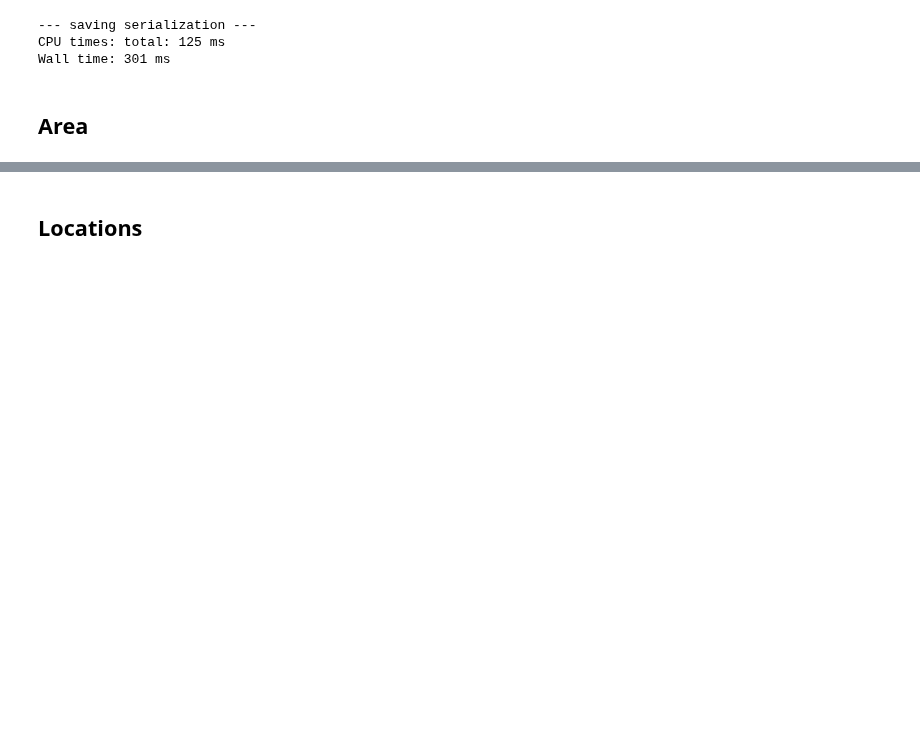
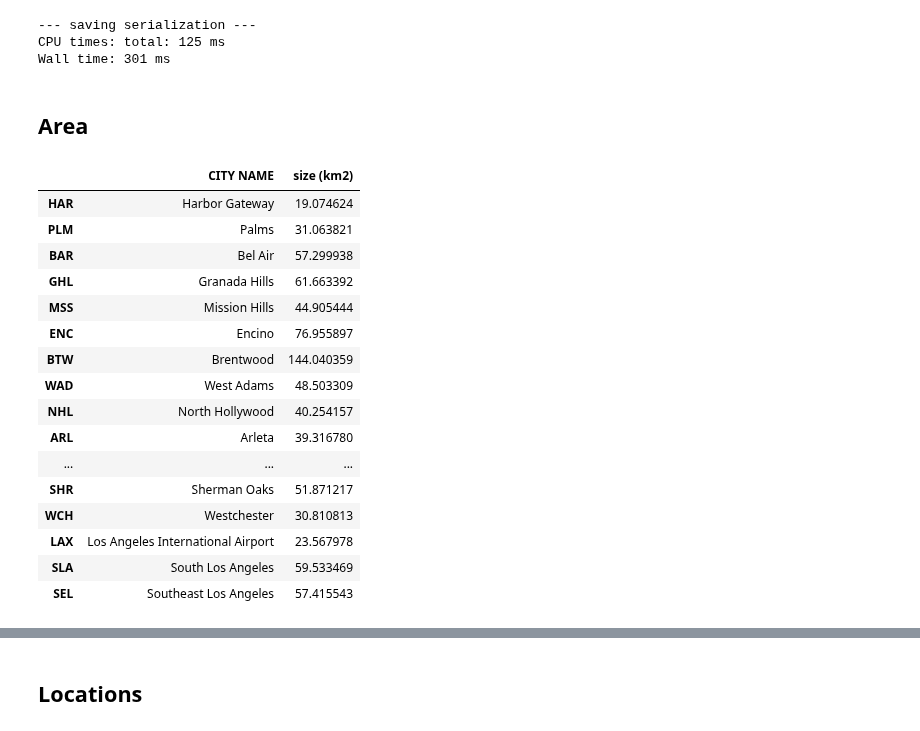
Before and after one commit to mircocazzaro/bitsei-db2-unipd, a Jupyter notebook: serialization/serializeLAdata.ipynb, the cells around one changed output, grey strips where cells are left out. Saved outputs shown, nothing was run; the diff lists cells and outputs as text; code cells hidden in the pictures; blank space fills up the shorter version.

Commit message:
serialized area surface

```diff
--- a/serialization/serializeLAdata.ipynb
+++ b/serialization/serializeLAdata.ipynb
@@ -26,6 +26,8 @@ crimeCodesDescData = '../datasets/CRIME DATA/CrimesCodesAndDesc_listed.csv'
 moCodesData = '../datasets/CRIME DATA/CrimesCodesAndDesc_listed.csv'
 naicsData = '../datasets/CLOSED BUSINESSES/2022_NAICS_Descriptions.csv'
 weaponData = '../datasets/CRIME DATA/weapon_ds.csv'
+geoData = '../datasets/LOS ANGELES GEO DATA/areas.csv'
+
 
 
 # saving folder
@@ -294,23 +296,49 @@ Wall time: 301 ms
 # %%
 # Load the CSV files in memory
 areasList = ['Harbor Gateway-HAR', 'Palms - Mar Vista - Del Rey-PLM', 'Bel Air - Beverly Crest-BAR', 'Granada Hills - Knollwood-GHL', 'Mission Hills - Panorama City - North Hills-MSS', 'Encino - Tarzana-ENC', 'Brentwood - Pacific Palisades-BTW', 'West Adams - Baldwin Hills - Leimert-WAD', 'North Hollywood - Valley Village-NHL', 'Arleta - Pacoima-ARL', 'Northeast Los Angeles-NLA', 'Venice-VEN', 'Silver Lake - Echo Park - Elysian Valley-SLK', 'San Pedro-SPD', 'Reseda - West Van Nuys-RES', 'Sun Valley - La Tuna Canyon-SVY', 'Sunland - Tujunga - Lake View Terrace - Shadow Hills - East La Tuna Canyon-SLD', 'Westwood-WWD', 'West Los Angeles-WLA', 'Hollywood-HWD', 'Canoga Park - Winnetka - Woodland Hills - West Hills-CPK', 'Central City North-CCN', 'Chatsworth - Porter Ranch-CHT', 'Wilmington - Harbor City-WLM', 'Sylmar-SYL', 'Wilshire-WIL', 'Central City-CCY', 'Westlake-WLK', 'Port of Los Angeles-PTL', 'Northridge-NRD', 'Van Nuys - North Sherman Oaks-VNY', 'Boyle Heights-BHT', 'Sherman Oaks - Studio City - Toluca Lake - Cahuenga Pass-SHR', 'Westchester - Playa del Rey-WCH', 'Los Angeles International Airport-LAX', 'South Los Angeles-SLA', 'Southeast Los Angeles-SEL']
 # Split each string in the list into two parts, before and after the dash.
 city_names = [string.split('-')[0] for string in areasList]
 acronyms = [string.split('-')[-1] for string in areasList]
 
 # Create a DataFrame with the two columns.
 areas = pd.DataFrame({'CITY NAME': city_names, 'ACRONYM': acronyms})
 
 areas.set_index("ACRONYM", inplace=True)
 
+file_df = pd.read_csv(geoData, index_col="Acronym")
+
+# Merge the two DataFrames based on the "ACRONYM" column
+result_df_area = pd.merge(areas, file_df[['size (km2)']], left_index=True, right_index=True)
+
+
 
 #create the graph
 g = Graph()
 
 # Bind the namespaces to a prefix for more readable output
 g.bind("foaf", FOAF)
 g.bind("xsd", XSD)
 g.bind("lao", LAO)
+
+result_df_area
+# %% [output]
+|  | CITY NAME | size (km2) |
+| HAR | Harbor Gateway | 19.074624 |
+| PLM | Palms | 31.063821 |
+| BAR | Bel Air | 57.299938 |
+| GHL | Granada Hills | 61.663392 |
+| MSS | Mission Hills | 44.905444 |
+| ENC | Encino | 76.955897 |
+| BTW | Brentwood | 144.040359 |
+| WAD | West Adams | 48.503309 |
+| NHL | North Hollywood | 40.254157 |
+| ARL | Arleta | 39.316780 |
+| ... | ... | ... |
+| SHR | Sherman Oaks | 51.871217 |
+| WCH | Westchester | 30.810813 |
+| LAX | Los Angeles International Airport | 23.567978 |
+| SLA | South Los Angeles | 59.533469 |
+| SEL | Southeast Los Angeles | 57.415543 |
 # %%
 %%time
 #measure execution time
```
Also changed, not shown: parts of 1 cell of this notebook, 3 other files.
